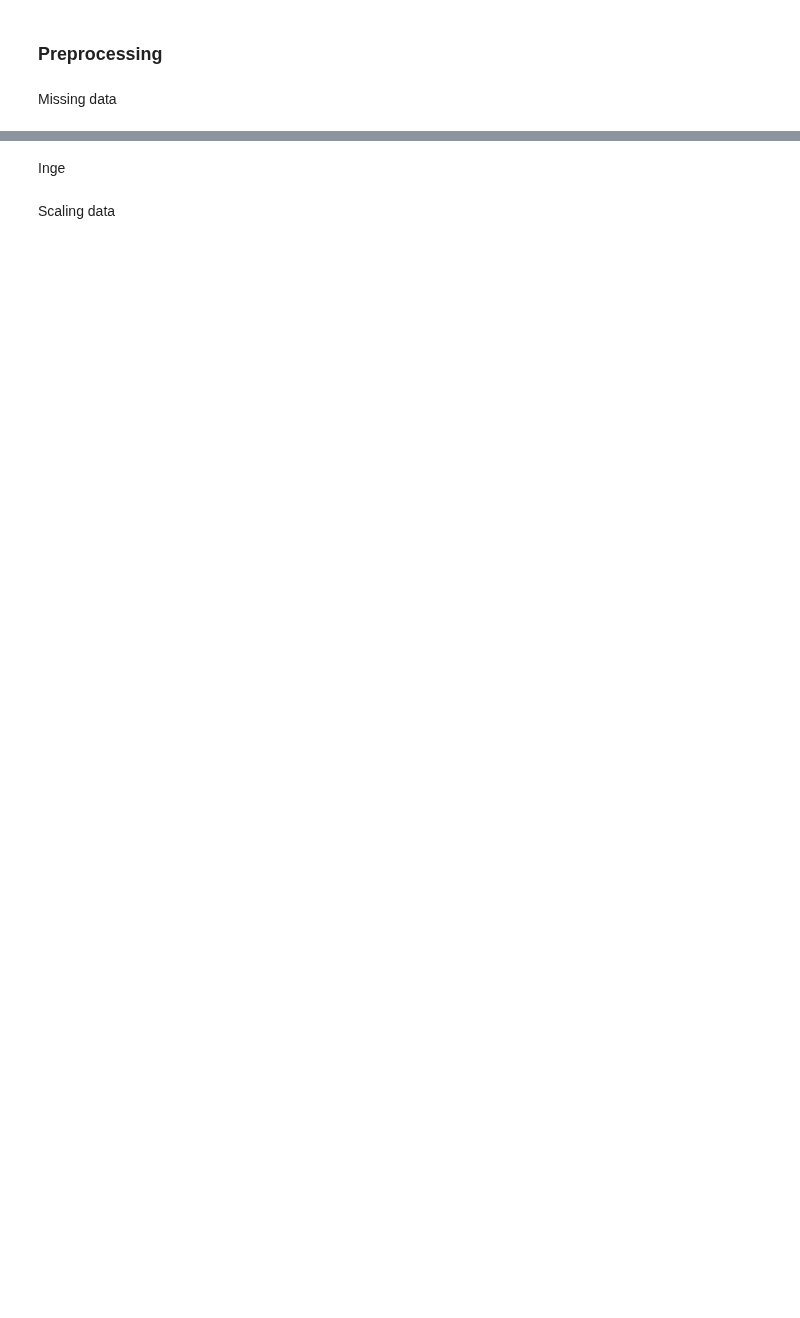
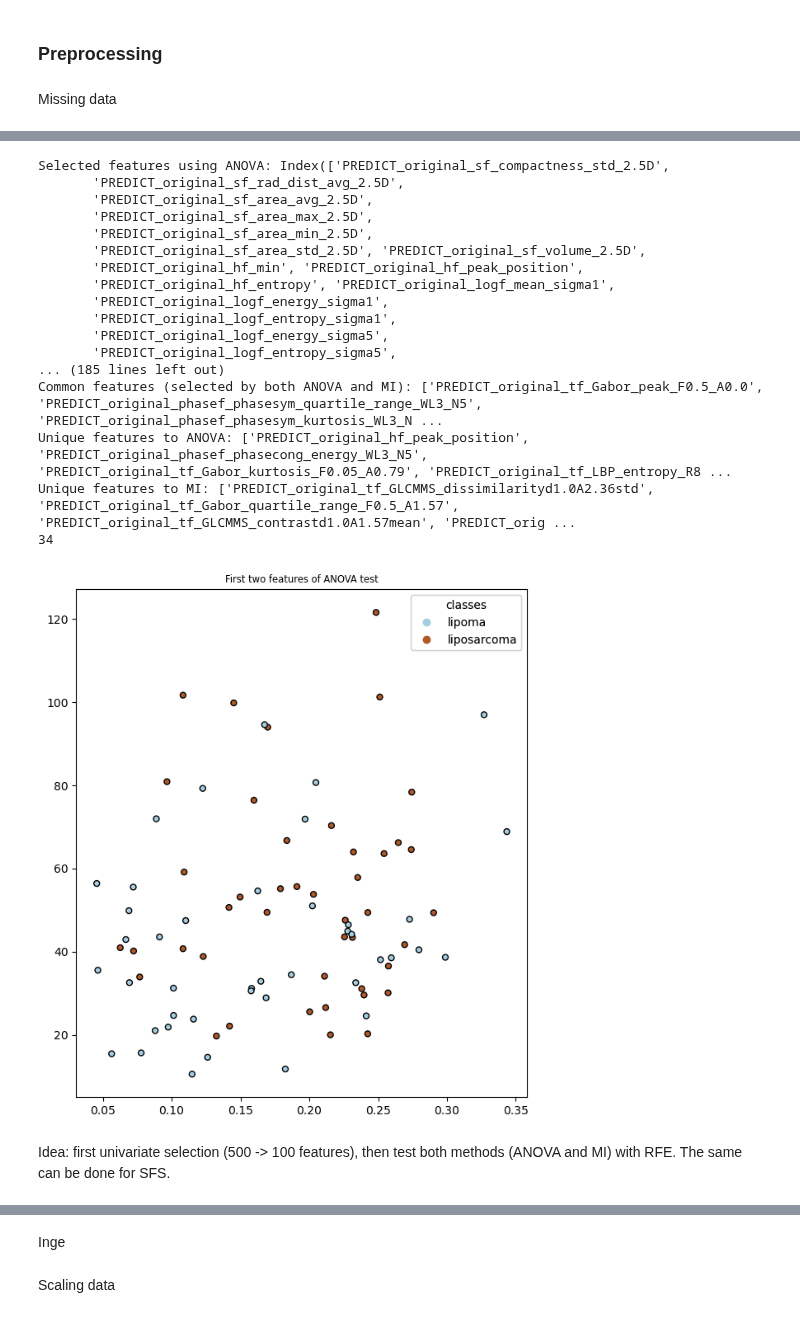
Before and after one commit to zvanraak/TM10007-machine-learning-2025-group-5, a Jupyter notebook: assignment.ipynb, the cells around one changed output, grey strips where cells are left out. Saved outputs shown, nothing was run; the diff lists cells and outputs as text; code cells hidden in the pictures; blank space fills up the shorter version.

Commit message:
started with different feature selection methods

```diff
--- a/assignment.ipynb
+++ b/assignment.ipynb
@@ -38,0 +280,47 @@ Lloyd
+# %%
+from sklearn.feature_selection import SelectKBest, f_classif, mutual_info_classif
+import matplotlib.pyplot as plt
+from sklearn.preprocessing import LabelEncoder
+
+# Zet de labels om naar numerieke waarden
+le = LabelEncoder()
+y_train_numeric = le.fit_transform(y_train)
+legend_labels = le.classes_  # Toont de mapping van labels naar nummers
+
+# ANOVA F-test (lineaire relaties)
+X_filtered_anova = SelectKBest(f_classif, k=100).fit_transform(X_train, y_train)
+anova_features = X_train.columns[SelectKBest(f_classif, k=100).fit(X_train, y_train).get_support()]
+
+# Mutual Information (niet-lineaire relaties)
+X_filtered_mi = SelectKBest(mutual_info_classif, k=100).fit_transform(X_train, y_train)
+mi_features = X_train.columns[SelectKBest(mutual_info_classif, k=100).fit(X_train, y_train).get_support()]
+
+# Gemeenschappelijke features
+common_features = list(set(anova_features).intersection(set(mi_features)))
+
+# Unieke features voor ANOVA en MI
+unique_anova = list(set(anova_features) - set(mi_features))
+unique_mi = list(set(mi_features) - set(anova_features))
+
+# Print de resultaten
+print("Selected features using ANOVA:", anova_features)
+print("Selected features using Mutual Information:", mi_features)
+print("Common features (selected by both ANOVA and MI):", common_features)
+print("Unique features to ANOVA:", unique_anova)
+print("Unique features to MI:", unique_mi)
+print(len(common_features))
+
+fig = plt.figure(figsize=(24,8))
+ax = fig.add_subplot(131)
+ax.set_title("First two features of ANOVA test", fontsize='small')
+scatter = ax.scatter(X_filtered_anova[:, 0], X_filtered_anova[:, 1], marker='o', c=y_train_numeric,
+            s=25, edgecolor='k', cmap=plt.cm.Paired)
+
+# Haal de juiste legenda-elementen op
+handles, _ = scatter.legend_elements()
+
+legend1 = ax.legend(handles, legend_labels, title="classes")
+ax.add_artist(legend1)
+
+plt.show()
+# %% [output]
@@ -38,0 +331,20 @@ Lloyd
+Selected features using ANOVA: Index(['PREDICT_original_sf_compactness_std_2.5D',
+       'PREDICT_original_sf_rad_dist_avg_2.5D',
+       'PREDICT_original_sf_area_avg_2.5D',
+       'PREDICT_original_sf_area_max_2.5D',
+       'PREDICT_original_sf_area_min_2.5D',
+       'PREDICT_original_sf_area_std_2.5D', 'PREDICT_original_sf_volume_2.5D',
+       'PREDICT_original_hf_min', 'PREDICT_original_hf_peak_position',
+       'PREDICT_original_hf_entropy', 'PREDICT_original_logf_mean_sigma1',
+       'PREDICT_original_logf_energy_sigma1',
+       'PREDICT_original_logf_entropy_sigma1',
+       'PREDICT_original_logf_energy_sigma5',
+       'PREDICT_original_logf_entropy_sigma5',
+... (185 lines left out)
+Common features (selected by both ANOVA and MI): ['PREDICT_original_tf_Gabor_peak_F0.5_A0.0', 'PREDICT_original_phasef_phasesym_quartile_range_WL3_N5', 'PREDICT_original_phasef_phasesym_kurtosis_WL3_N ...
+Unique features to ANOVA: ['PREDICT_original_hf_peak_position', 'PREDICT_original_phasef_phasecong_energy_WL3_N5', 'PREDICT_original_tf_Gabor_kurtosis_F0.05_A0.79', 'PREDICT_original_tf_LBP_entropy_R8 ...
+Unique features to MI: ['PREDICT_original_tf_GLCMMS_dissimilarityd1.0A2.36std', 'PREDICT_original_tf_Gabor_quartile_range_F0.5_A1.57', 'PREDICT_original_tf_GLCMMS_contrastd1.0A1.57mean', 'PREDICT_orig ...
+34
+[figure, added]
+# %% [markdown]
+Idea: first univariate selection (500 -> 100 features), then test both methods (ANOVA and MI) with RFE. The same can be done for SFS.
```
Also changed, not shown: parts of 15 cells of this notebook.
